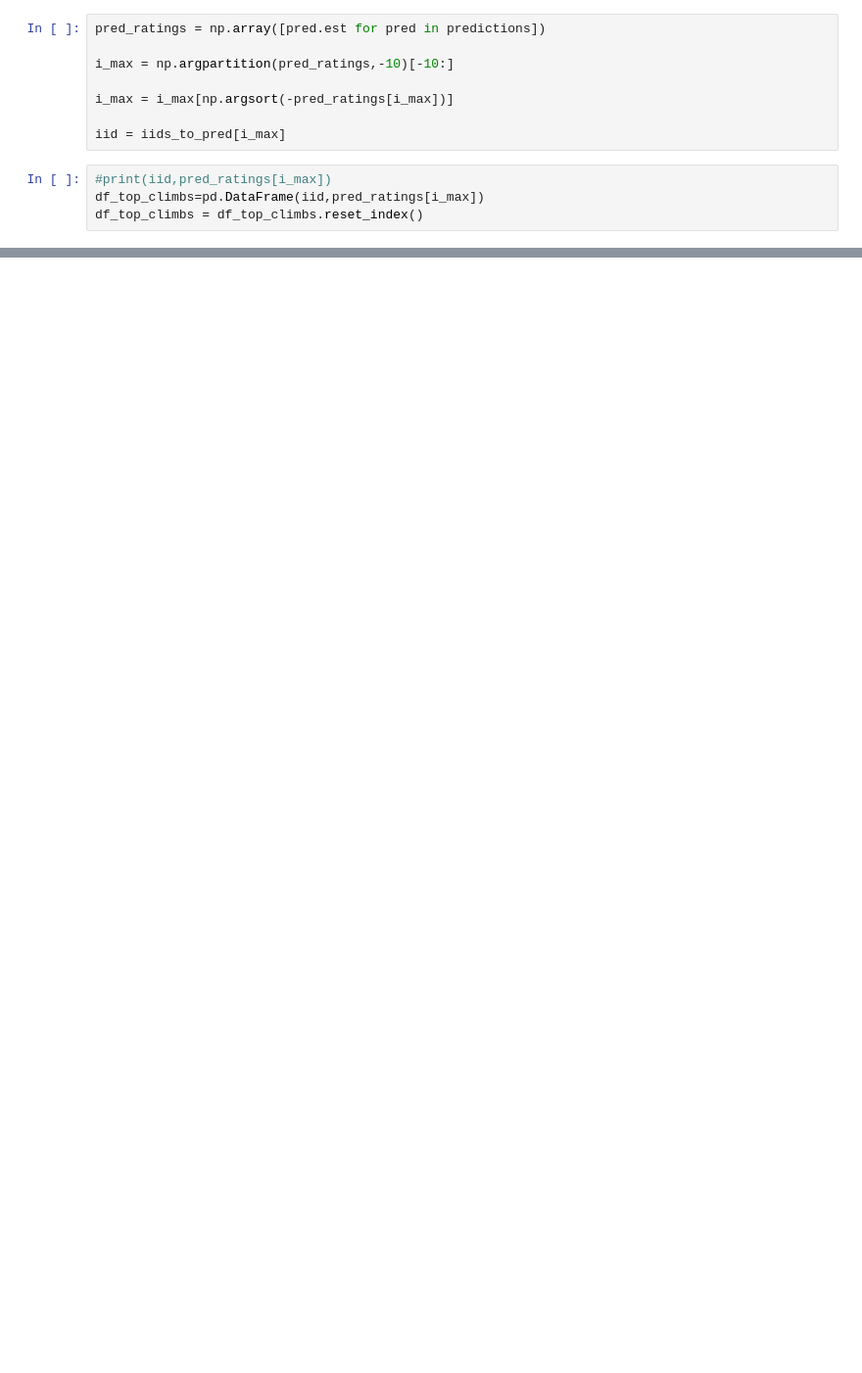
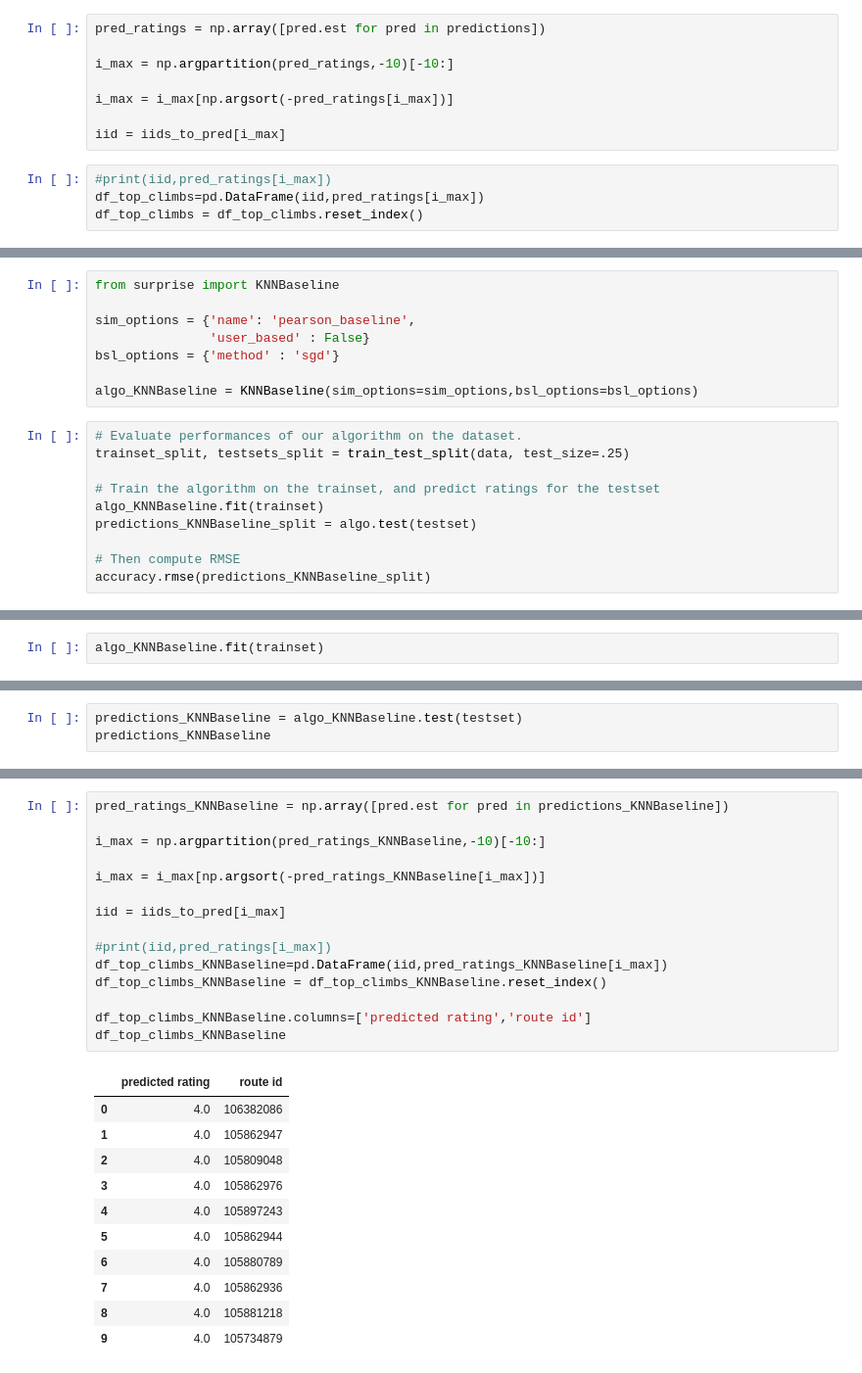
Before and after one commit to glabaria/NextClimb, a Jupyter notebook: Collaborative Filtering Exploration.ipynb, the cells around one changed output, grey strips where cells are left out. Shown at 98% size. Drawn from its saved outputs; the diff is of its cells as text; blank space fills up the shorter version.

```diff
--- a/Collaborative Filtering Exploration.ipynb
+++ b/Collaborative Filtering Exploration.ipynb
@@ -240,0 +313,18 @@ df_top_climbs
+# %%
+from surprise import KNNBaseline
+
+sim_options = {'name': 'pearson_baseline',
+               'user_based' : False}
+bsl_options = {'method' : 'sgd'}
+
+algo_KNNBaseline = KNNBaseline(sim_options=sim_options,bsl_options=bsl_options)
+# %%
+# Evaluate performances of our algorithm on the dataset.
+trainset_split, testsets_split = train_test_split(data, test_size=.25)
+
+# Train the algorithm on the trainset, and predict ratings for the testset
+algo_KNNBaseline.fit(trainset)
+predictions_KNNBaseline_split = algo.test(testset)
+
+# Then compute RMSE
+accuracy.rmse(predictions_KNNBaseline_split)
@@ -240,0 +337,2 @@ df_top_climbs
+# %%
+algo_KNNBaseline.fit(trainset)
@@ -240,0 +344,3 @@ df_top_climbs
+# %%
+predictions_KNNBaseline = algo_KNNBaseline.test(testset)
+predictions_KNNBaseline
@@ -240,0 +365,27 @@ df_top_climbs
+# %%
+pred_ratings_KNNBaseline = np.array([pred.est for pred in predictions_KNNBaseline])
+
+i_max = np.argpartition(pred_ratings_KNNBaseline,-10)[-10:]
+
+i_max = i_max[np.argsort(-pred_ratings_KNNBaseline[i_max])]
+
+iid = iids_to_pred[i_max]
+
+#print(iid,pred_ratings[i_max])
+df_top_climbs_KNNBaseline=pd.DataFrame(iid,pred_ratings_KNNBaseline[i_max])
+df_top_climbs_KNNBaseline = df_top_climbs_KNNBaseline.reset_index()
+
+df_top_climbs_KNNBaseline.columns=['predicted rating','route id']
+df_top_climbs_KNNBaseline
+# %% [output]
+|  | predicted rating | route id |
+| 0 | 4.0 | 106382086 |
+| 1 | 4.0 | 105862947 |
+| 2 | 4.0 | 105809048 |
+| 3 | 4.0 | 105862976 |
+| 4 | 4.0 | 105897243 |
+| 5 | 4.0 | 105862944 |
+| 6 | 4.0 | 105880789 |
+| 7 | 4.0 | 105862936 |
+| 8 | 4.0 | 105881218 |
+| 9 | 4.0 | 105734879 |
```
Also changed, not shown: parts of 38 cells of this notebook, 4 other files.
